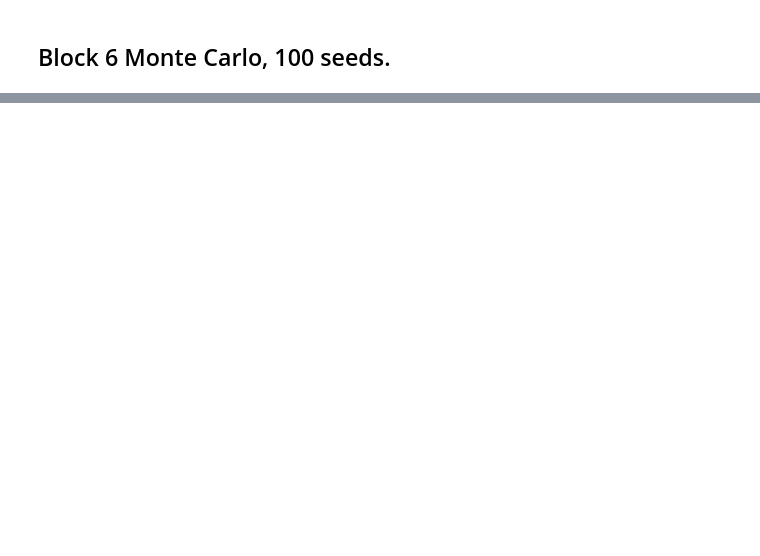
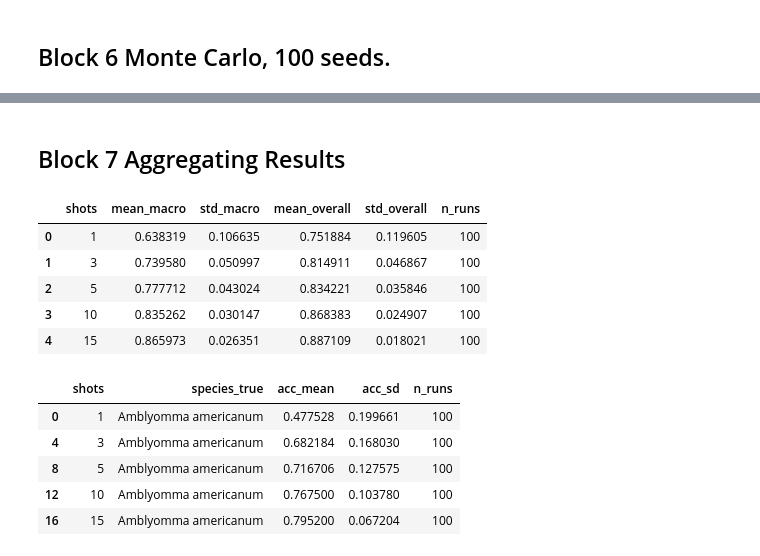
Before and after one commit to jjivandas/tick_classification_project, a Jupyter notebook: notebooks/03_finetuning_svm.ipynb, the cells around one changed output, grey strips where cells are left out. Drawn from its saved outputs; the diff is of its cells as text; code cells hidden in the pictures; blank space fills up the shorter version.

```diff
--- a/notebooks/03_finetuning_svm.ipynb
+++ b/notebooks/03_finetuning_svm.ipynb
@@ -571,0 +642,72 @@ Macro accuracy mean ± 95% CI: 0.7778 ± 0.0176  (n=100)
+# %% [markdown]
+## Block 7 Aggregating Results
+# %%
+# === Block 7 — Aggregate metrics per shot and per species (run-aware) ===
+
+df = pd.read_csv(MASTER)
+
+# Ensure numeric types and stable ordering
+df["shots"]  = df["shots"].astype(int)
+df["run_id"] = df["run_id"].astype(int)
+df = df.sort_values(["shots", "run_id", "sample_id"]).reset_index(drop=True)
+
+# --- 1) Per-run summary (macro + overall) ---
+# overall accuracy per run (across all species/specimens of that run)
+run_overall = (
+    df.groupby(["shots", "run_id"], as_index=False)
+      .agg(overall_acc=("correct", "mean"))
+)
+
+# macro accuracy per run (mean of per-species accuracies within that run)
+per_run_species = (
+    df.groupby(["shots", "run_id", "species_true"], as_index=False)
+      .agg(spec_acc=("correct", "mean"))
+)
+run_macro = (
+    per_run_species.groupby(["shots", "run_id"], as_index=False)
+                   .agg(macro_acc=("spec_acc", "mean"))
+)
+
+agg_runs = run_overall.merge(run_macro, on=["shots", "run_id"])
+agg_runs = agg_runs.sort_values(["shots", "run_id"]).reset_index(drop=True)
+agg_runs.to_csv(RESULTS_ROOT / "aggregated_metrics.csv", index=False)
+
+# --- 2) Aggregate stats per shot (mean ± sd over runs) ---
+agg_shots = (
+    agg_runs.groupby("shots", as_index=False)
+            .agg(mean_macro=("macro_acc","mean"),
+                 std_macro=("macro_acc","std"),
+                 mean_overall=("overall_acc","mean"),
+                 std_overall=("overall_acc","std"),
+                 n_runs=("run_id","count"))
+            .sort_values("shots")
+)
+agg_shots.to_csv(RESULTS_ROOT / "shot_summary.csv", index=False)
+display(agg_shots)
+
+# --- 3) Per-species learning curves (mean ± sd over runs) ---
+# (First compute per-run per-species accuracy, then aggregate over runs)
+per_species_summary = (
+    per_run_species.groupby(["shots","species_true"], as_index=False)
+                   .agg(acc_mean=("spec_acc","mean"),
+                        acc_sd=("spec_acc","std"),
+                        n_runs=("spec_acc","count"))
+                   .sort_values(["species_true","shots"])
+)
+per_species_summary.to_csv(RESULTS_ROOT / "per_species_accuracy.csv", index=False)
+display(per_species_summary.head())
+per_species = per_species_summary.copy()
+per_species.rename(columns={"acc_sd":"acc_std"}, inplace=True)
+# %% [output]
+|  | shots | mean_macro | std_macro | mean_overall | std_overall | n_runs |
+| 0 | 1 | 0.638319 | 0.106635 | 0.751884 | 0.119605 | 100 |
+| 1 | 3 | 0.739580 | 0.050997 | 0.814911 | 0.046867 | 100 |
+| 2 | 5 | 0.777712 | 0.043024 | 0.834221 | 0.035846 | 100 |
+| 3 | 10 | 0.835262 | 0.030147 | 0.868383 | 0.024907 | 100 |
+| 4 | 15 | 0.865973 | 0.026351 | 0.887109 | 0.018021 | 100 |
+|  | shots | species_true | acc_mean | acc_sd | n_runs |
+| 0 | 1 | Amblyomma americanum | 0.477528 | 0.199661 | 100 |
+| 4 | 3 | Amblyomma americanum | 0.682184 | 0.168030 | 100 |
+| 8 | 5 | Amblyomma americanum | 0.716706 | 0.127575 | 100 |
+| 12 | 10 | Amblyomma americanum | 0.767500 | 0.103780 | 100 |
+| 16 | 15 | Amblyomma americanum | 0.795200 | 0.067204 | 100 |
```
Also changed, not shown: parts of 7 cells of this notebook, 7 other files.
